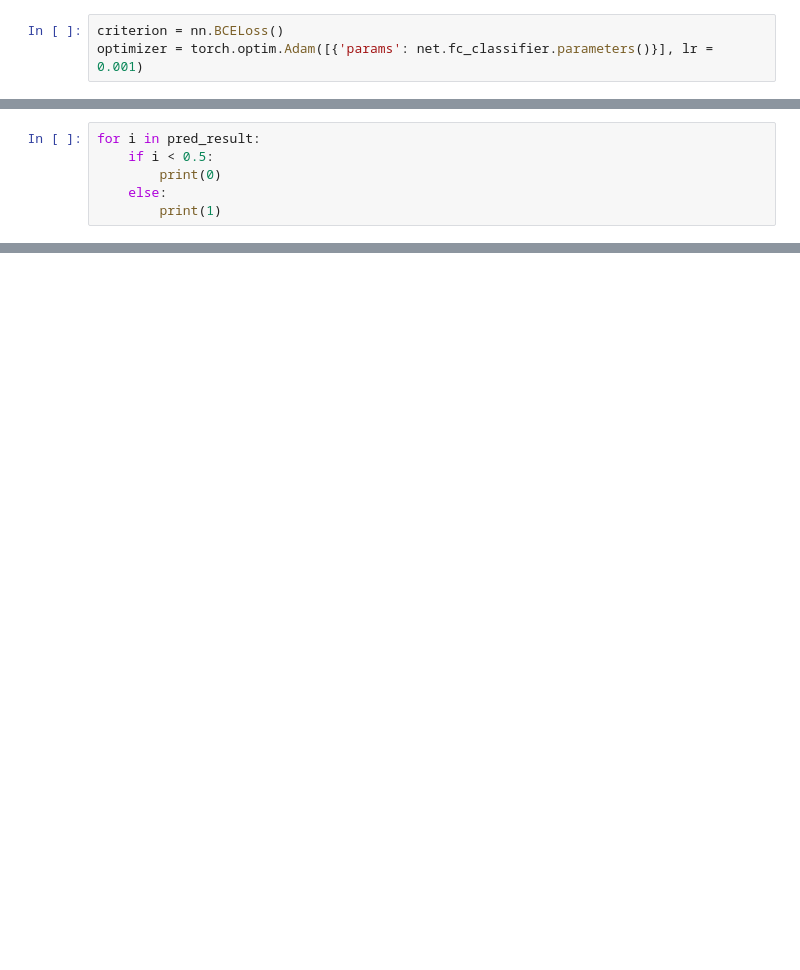
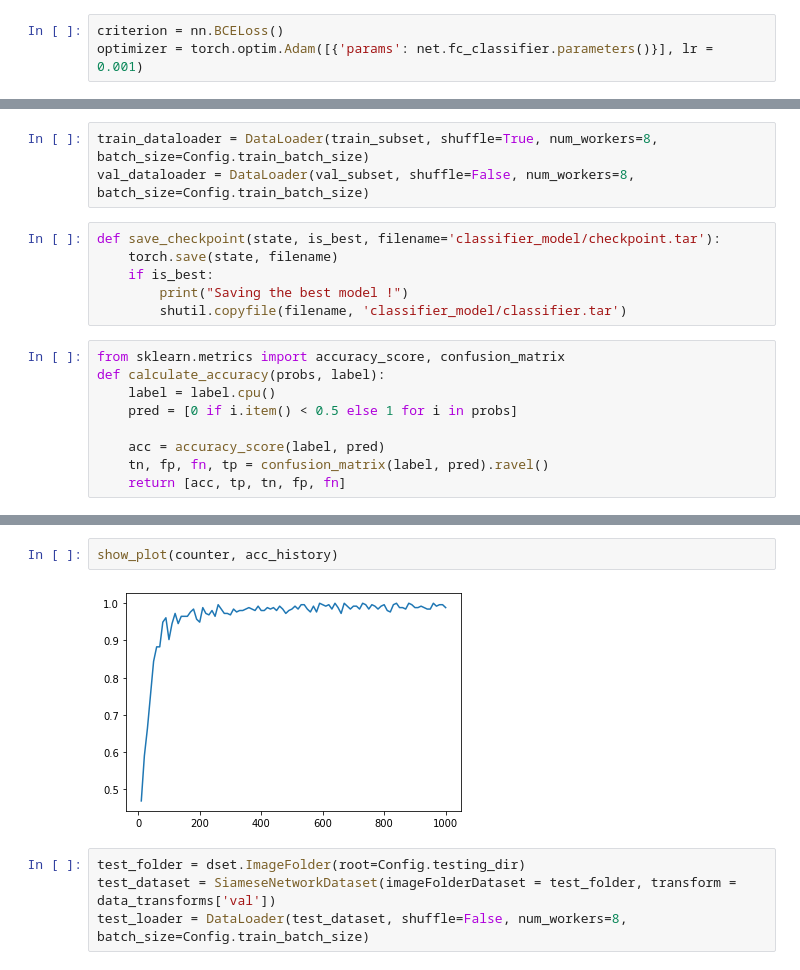
Before and after one commit to foamliu/MobileFaceNet, a Jupyter notebook: custom_classifier_training_and_testing.ipynb, the cells around one changed output, grey strips where cells are left out. Saved outputs shown, nothing was run; the diff lists cells and outputs as text; blank space fills up the shorter version.

```diff
--- a/custom_classifier_training_and_testing.ipynb
+++ b/custom_classifier_training_and_testing.ipynb
@@ -351,6 +213,0 @@ with torch.no_grad():
-# %%
-for i in pred_result:
-    if i < 0.5:
-        print(0)
-    else:
-        print(1)
@@ -365,0 +214,18 @@ for i in pred_result:
+# %%
+train_dataloader = DataLoader(train_subset, shuffle=True, num_workers=8, batch_size=Config.train_batch_size)
+val_dataloader = DataLoader(val_subset, shuffle=False, num_workers=8, batch_size=Config.train_batch_size)
+# %%
+def save_checkpoint(state, is_best, filename='classifier_model/checkpoint.tar'):
+    torch.save(state, filename)
+    if is_best:
+        print("Saving the best model !")
+        shutil.copyfile(filename, 'classifier_model/classifier.tar')
+# %%
+from sklearn.metrics import accuracy_score, confusion_matrix
+def calculate_accuracy(probs, label):
+    label = label.cpu()
+    pred = [0 if i.item() < 0.5 else 1 for i in probs]
+
+    acc = accuracy_score(label, pred)
+    tn, fp, fn, tp = confusion_matrix(label, pred).ravel()
+    return [acc, tp, tn, fp, fn]
@@ -365,0 +335,8 @@ for i in pred_result:
+# %%
+show_plot(counter, acc_history)
+# %% [output]
+[figure, added]
+# %%
+test_folder = dset.ImageFolder(root=Config.testing_dir)
+test_dataset = SiameseNetworkDataset(imageFolderDataset = test_folder, transform = data_transforms['val'])
+test_loader = DataLoader(test_dataset, shuffle=False, num_workers=8, batch_size=Config.train_batch_size)
```
Also changed, not shown: parts of 67 cells of this notebook.
